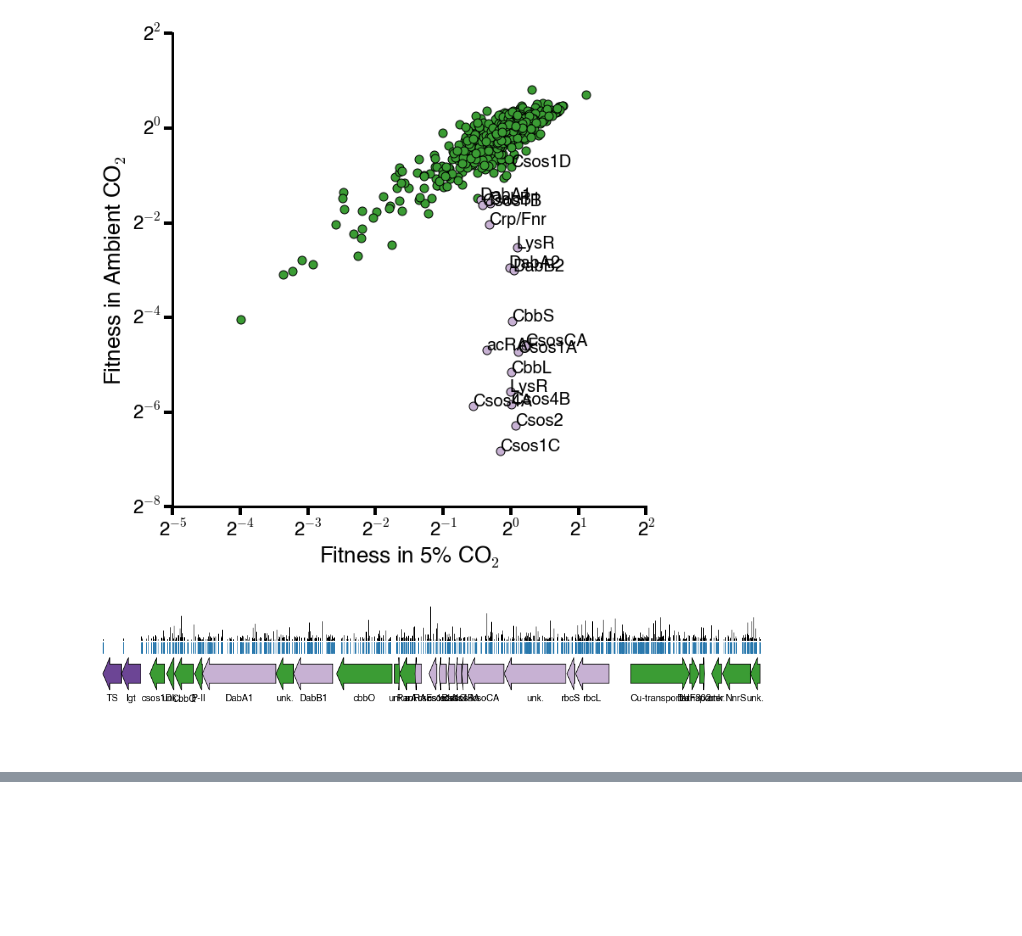
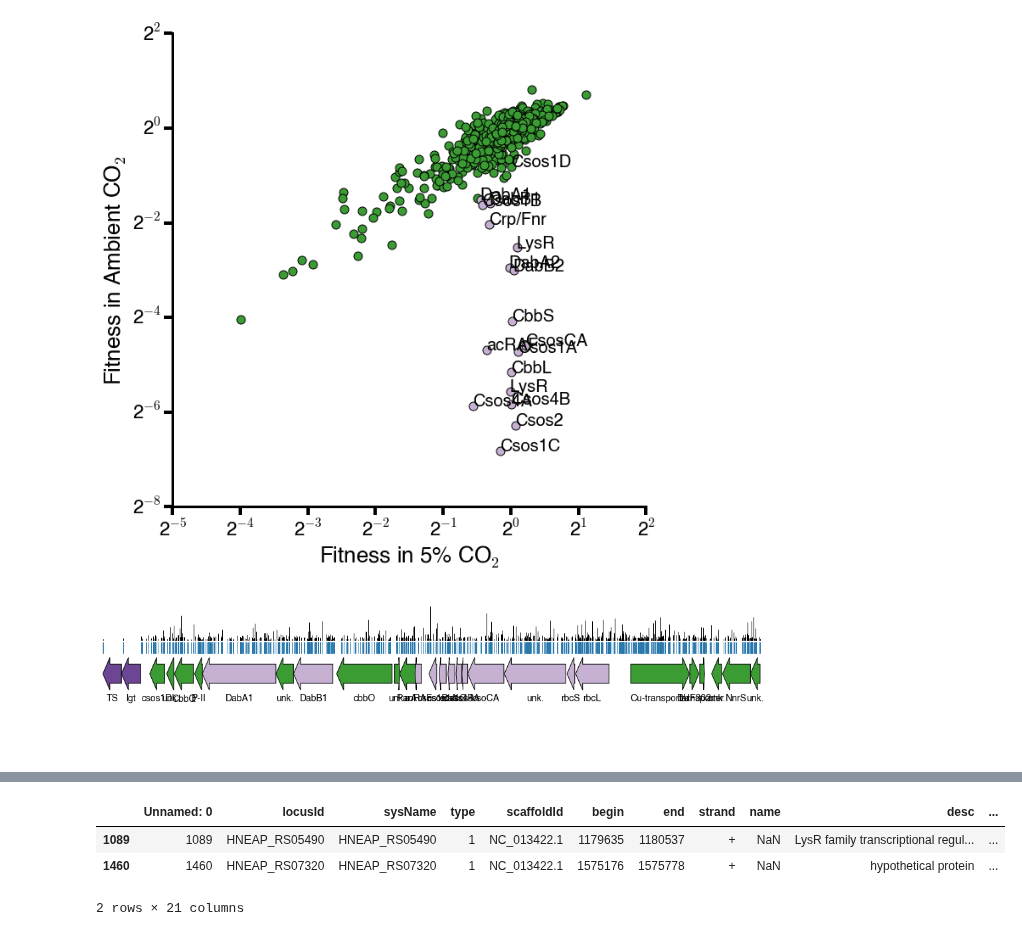
Before and after one commit to jackdesmarais/DabTransporterPaper, a Jupyter notebook: scripts/Figure 2 HCR genes.ipynb, the cells around one changed output, grey strips where cells are left out. Cells and saved outputs as stored; diff of their text form; code cells hidden in the pictures; blank space fills up the shorter version.

```diff
--- a/scripts/Figure 2 HCR genes.ipynb
+++ b/scripts/Figure 2 HCR genes.ipynb
@@ -375,0 +389,7 @@ plt.show()
+# %%
+essentiality_df[essentiality_df.locusId.isin(['HNEAP_RS05490','HNEAP_RS07320'])]
+# %% [output]
+|  | Unnamed: 0 | locusId | sysName | type | scaffoldId | begin | end | strand | name | desc | ... |
+| 1089 | 1089 | HNEAP_RS05490 | HNEAP_RS05490 | 1 | NC_013422.1 | 1179635 | 1180537 | + | NaN | LysR family transcriptional regul... | ... |
+| 1460 | 1460 | HNEAP_RS07320 | HNEAP_RS07320 | 1 | NC_013422.1 | 1575176 | 1575778 | + | NaN | hypothetical protein | ... |
+2 rows × 21 columns
```
Also changed, not shown: parts of 5 cells of this notebook, 14 other files.
